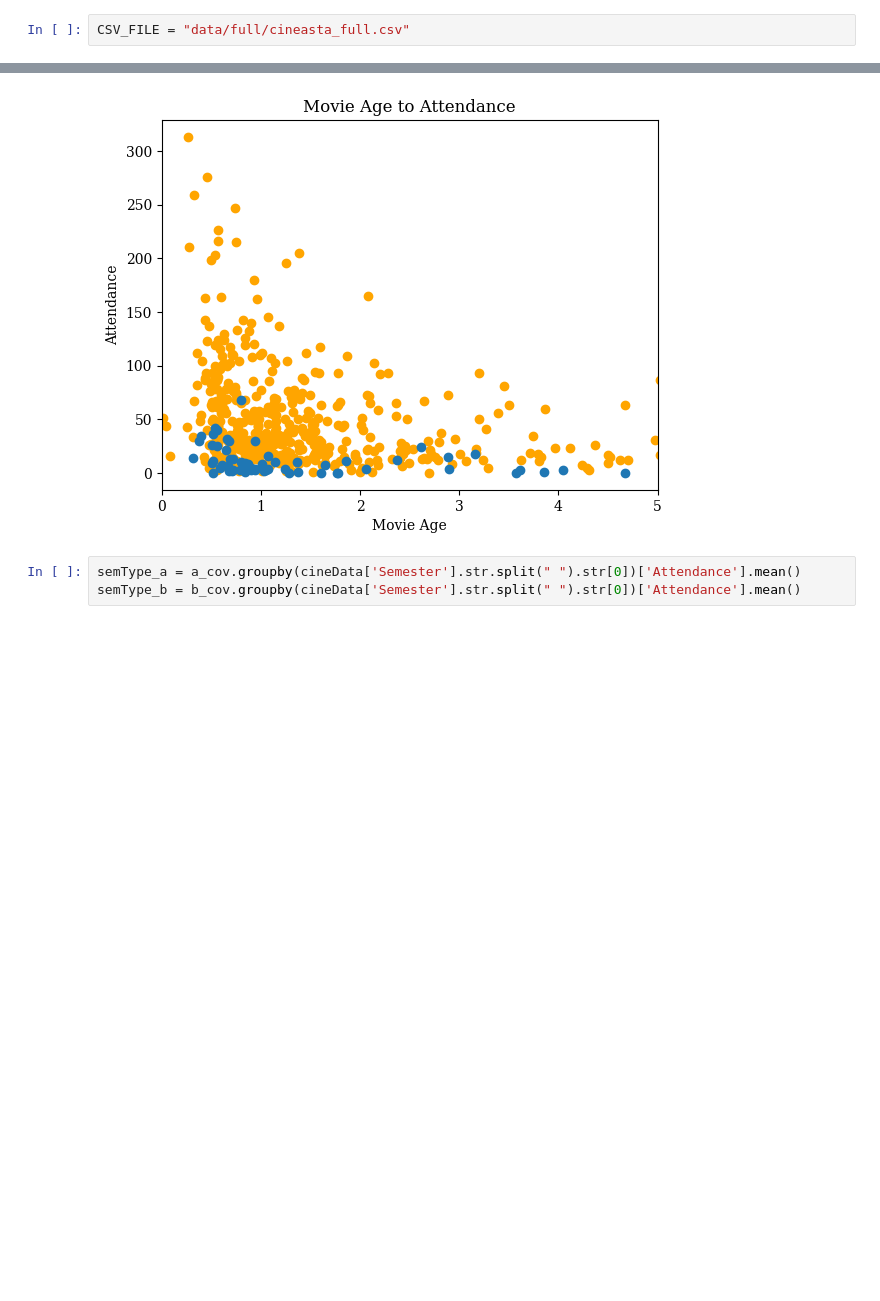
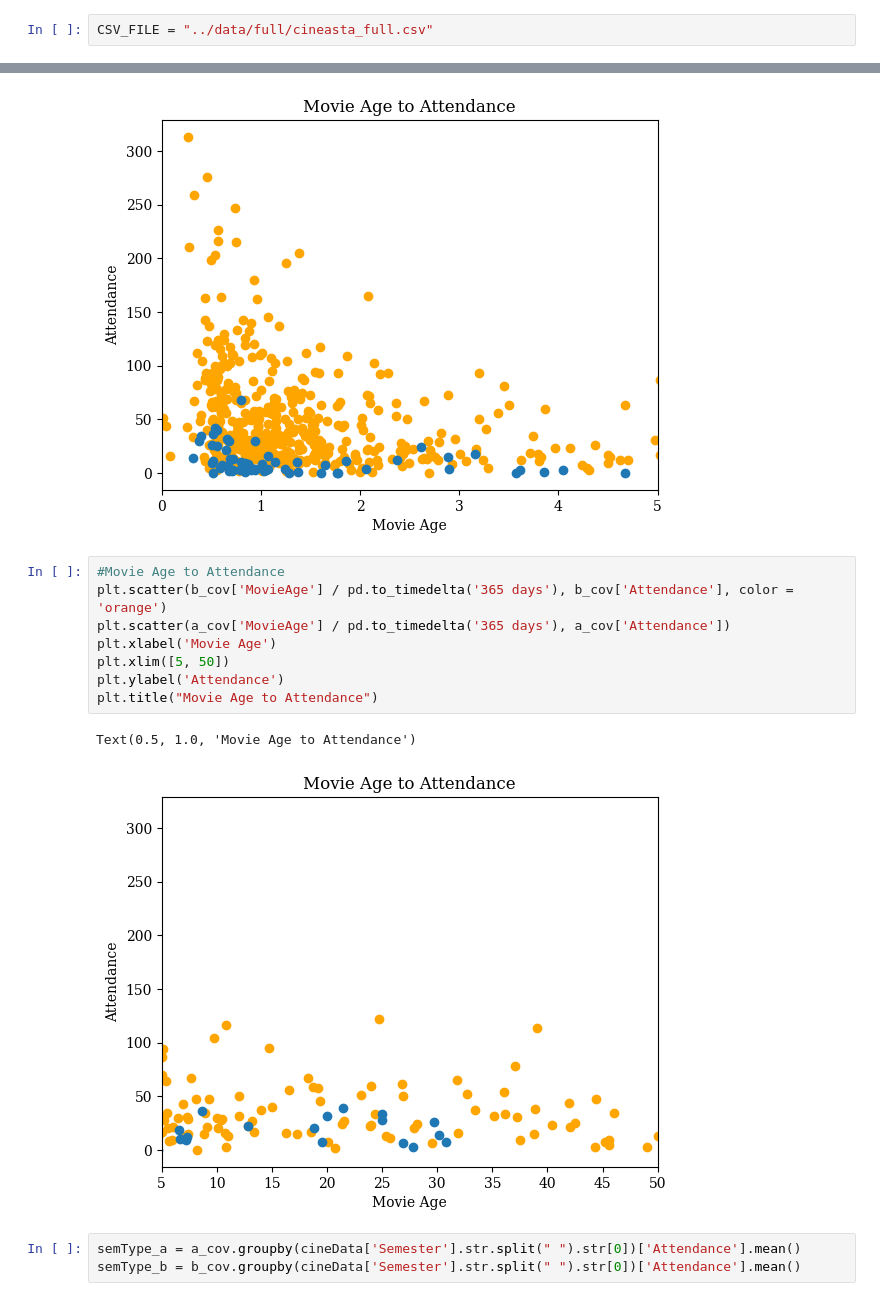
Before and after one commit to Tisinti/K.I.no, a Jupyter notebook: notebooks/Data_Analysis.ipynb, the cells around one changed output, grey strips where cells are left out. Drawn from its saved outputs; the diff is of its cells as text; blank space fills up the shorter version.

```diff
--- a/Data_Analysis.ipynb
+++ b/notebooks/Data_Analysis.ipynb
@@ -8,7 +8,7 @@ import numpy as np
 import matplotlib.pyplot as plt
 from matplotlib import rcParams
 # %%
-CSV_FILE = "data/full/cineasta_full.csv"
+CSV_FILE = "../data/full/cineasta_full.csv"
 # %%
 cineData = pd.read_csv(CSV_FILE, parse_dates=['Date'])
 cineData['MovieAge'] = pd.to_timedelta(cineData['MovieAge'])
@@ -103,6 +103,17 @@ plt.title("Movie Age to Attendance")
 # %% [output]
 Text(0.5, 1.0, 'Movie Age to Attendance')
 [figure]
+# %%
+#Movie Age to Attendance
+plt.scatter(b_cov['MovieAge'] / pd.to_timedelta('365 days'), b_cov['Attendance'], color = 'orange')
+plt.scatter(a_cov['MovieAge'] / pd.to_timedelta('365 days'), a_cov['Attendance'])
+plt.xlabel('Movie Age')
+plt.xlim([5, 50])
+plt.ylabel('Attendance')
+plt.title("Movie Age to Attendance")
+# %% [output]
+Text(0.5, 1.0, 'Movie Age to Attendance')
+[figure, added]
 # %%
 semType_a = a_cov.groupby(cineData['Semester'].str.split(" ").str[0])['Attendance'].mean()
 semType_b = b_cov.groupby(cineData['Semester'].str.split(" ").str[0])['Attendance'].mean()
```
Also changed, not shown: parts of 1 cell of this notebook, 11 other files.
